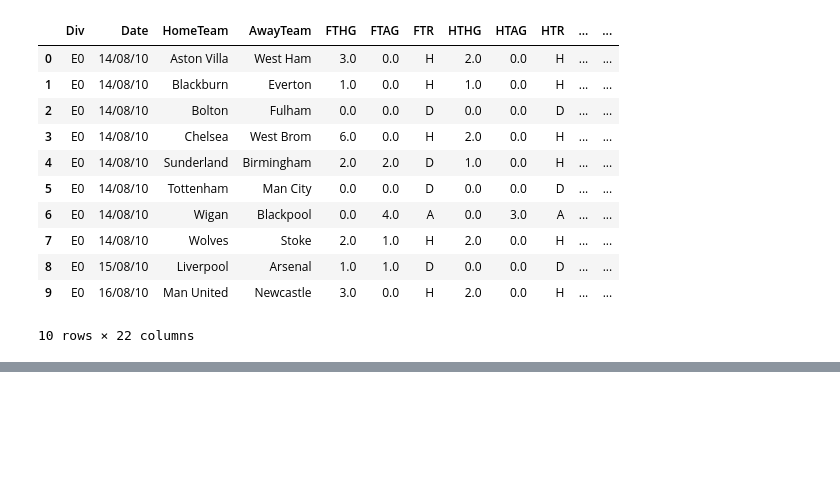
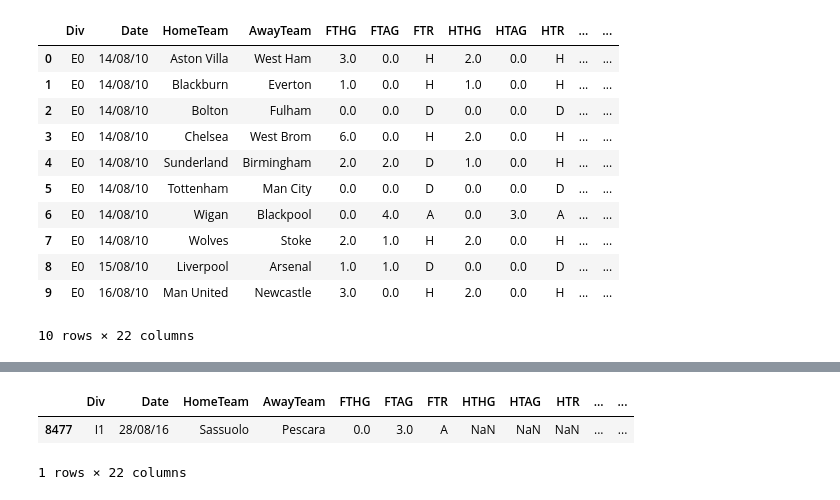
Before and after one commit to michapries/bachelors-thesis, a Jupyter notebook: initial_notebook.ipynb, the cells around one changed output, grey strips where cells are left out. Cells and saved outputs as stored; diff of their text form; code cells hidden in the pictures; blank space fills up the shorter version.

```diff
--- a/initial_notebook.ipynb
+++ b/initial_notebook.ipynb
@@ -39,0 +25,2 @@ results[results['HY'].isnull()]
+# %%
+results.loc[results['Div'] == 'E0', 'Div'] = 'E1'    # first English division should be called 'E1' instead of 'E0'
@@ -39,0 +42,4 @@ results[results['HY'].isnull()]
+# %%
+results = results.dropna(axis='index', how='all')  # drop all rows that only contain NaN values
+# %%
+results.loc[7945, 'HY'] = 6    # add the missing value by hand
@@ -39,0 +48,6 @@ results[results['HY'].isnull()]
+# %%
+results[results['HTHG'].isnull()]
+# %% [output]
+|  | Div | Date | HomeTeam | AwayTeam | FTHG | FTAG | FTR | HTHG | HTAG | HTR | ... | ... |
+| 8477 | I1 | 28/08/16 | Sassuolo | Pescara | 0.0 | 3.0 | A | NaN | NaN | NaN | ... | ... |
+1 rows × 22 columns
```
Also changed, not shown: parts of 17 cells of this notebook.
